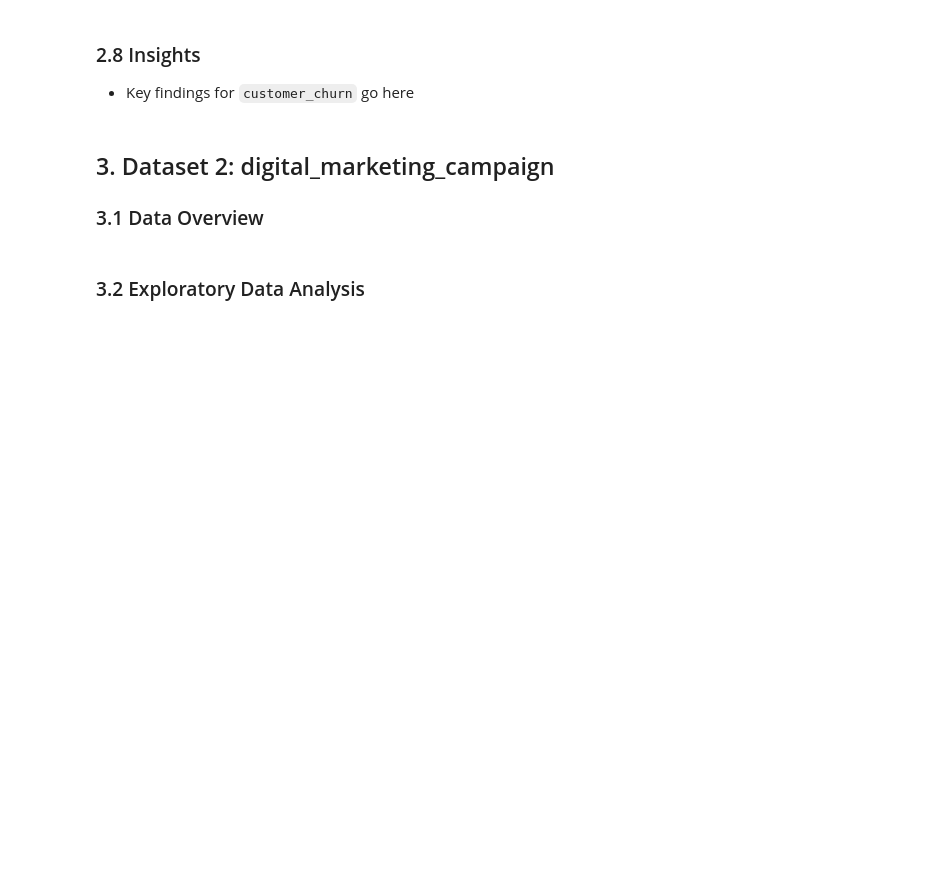
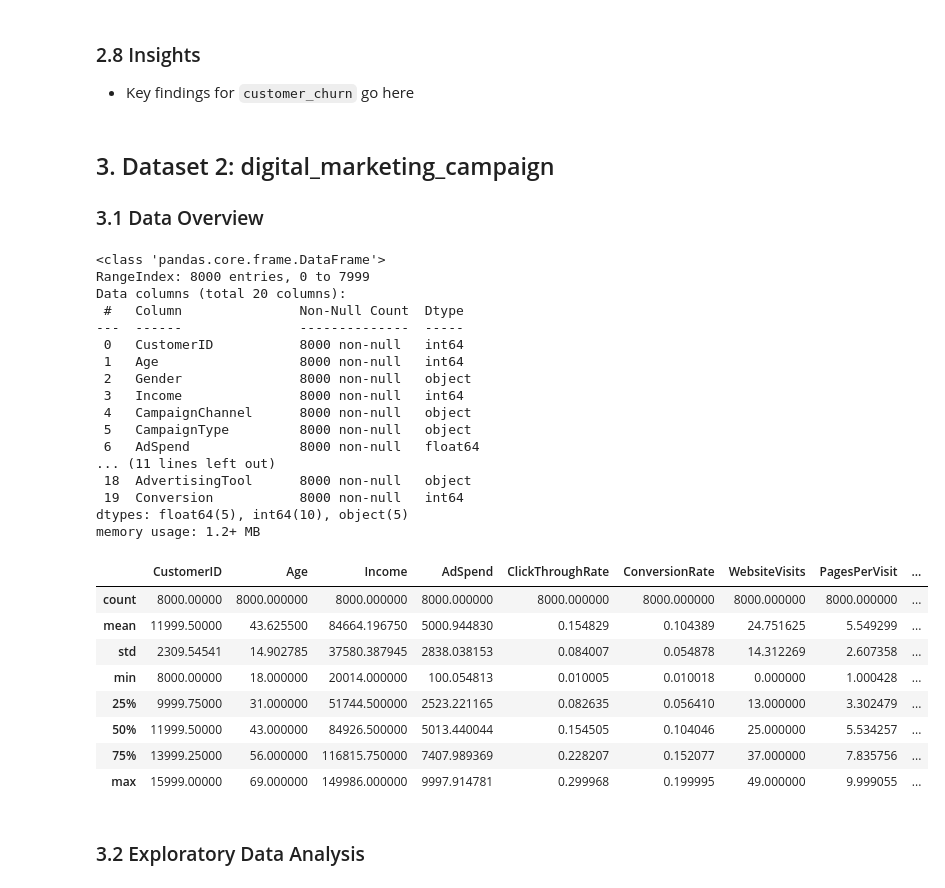
Before and after one commit to paumar2/Capstone-Customer-Churn-BU, a Jupyter notebook: week1_regression_notebook.ipynb, the cells around one changed output. Drawn from its saved outputs; the diff is of its cells as text; code cells hidden in the pictures; blank space fills up the shorter version.

```diff
--- a/week1_regression_notebook.ipynb
+++ b/week1_regression_notebook.ipynb
@@ -104,11 +162,39 @@ customer_churn_encoded.head()
 ## 3. Dataset 2: digital_marketing_campaign
 ### 3.1 Data Overview
 # %%
-
-digital_marketing = pd.read_csv("digital_marketing_campaign.csv")
+digital_marketing = pd.read_csv("digital_marketing_campaign_dataset.csv", sep=',')
+#remove any null rows
+digital_marketing.dropna(inplace=True)
 digital_marketing.head()
 digital_marketing.info()
 digital_marketing.describe()
+# %% [output]
+<class 'pandas.core.frame.DataFrame'>
+RangeIndex: 8000 entries, 0 to 7999
+Data columns (total 20 columns):
+ #   Column               Non-Null Count  Dtype
+---  ------               --------------  -----
+ 0   CustomerID           8000 non-null   int64
+ 1   Age                  8000 non-null   int64
+ 2   Gender               8000 non-null   object
+ 3   Income               8000 non-null   int64
+ 4   CampaignChannel      8000 non-null   object
+ 5   CampaignType         8000 non-null   object
+ 6   AdSpend              8000 non-null   float64
+... (11 lines left out)
+ 18  AdvertisingTool      8000 non-null   object
+ 19  Conversion           8000 non-null   int64
+dtypes: float64(5), int64(10), object(5)
+memory usage: 1.2+ MB
+|  | CustomerID | Age | Income | AdSpend | ClickThroughRate | ConversionRate | WebsiteVisits | PagesPerVisit | ... |
+| count | 8000.00000 | 8000.000000 | 8000.000000 | 8000.000000 | 8000.000000 | 8000.000000 | 8000.000000 | 8000.000000 | ... |
+| mean | 11999.50000 | 43.625500 | 84664.196750 | 5000.944830 | 0.154829 | 0.104389 | 24.751625 | 5.549299 | ... |
+| std | 2309.54541 | 14.902785 | 37580.387945 | 2838.038153 | 0.084007 | 0.054878 | 14.312269 | 2.607358 | ... |
+| min | 8000.00000 | 18.000000 | 20014.000000 | 100.054813 | 0.010005 | 0.010018 | 0.000000 | 1.000428 | ... |
+| 25% | 9999.75000 | 31.000000 | 51744.500000 | 2523.221165 | 0.082635 | 0.056410 | 13.000000 | 3.302479 | ... |
+| 50% | 11999.50000 | 43.000000 | 84926.500000 | 5013.440044 | 0.154505 | 0.104046 | 25.000000 | 5.534257 | ... |
+| 75% | 13999.25000 | 56.000000 | 116815.750000 | 7407.989369 | 0.228207 | 0.152077 | 37.000000 | 7.835756 | ... |
+| max | 15999.00000 | 69.000000 | 149986.000000 | 9997.914781 | 0.299968 | 0.199995 | 49.000000 | 9.999055 | ... |
 # %% [markdown]
 ### 3.2 Exploratory Data Analysis
 # %%
```
Also changed, not shown: parts of 20 cells of this notebook, 2 other files.
